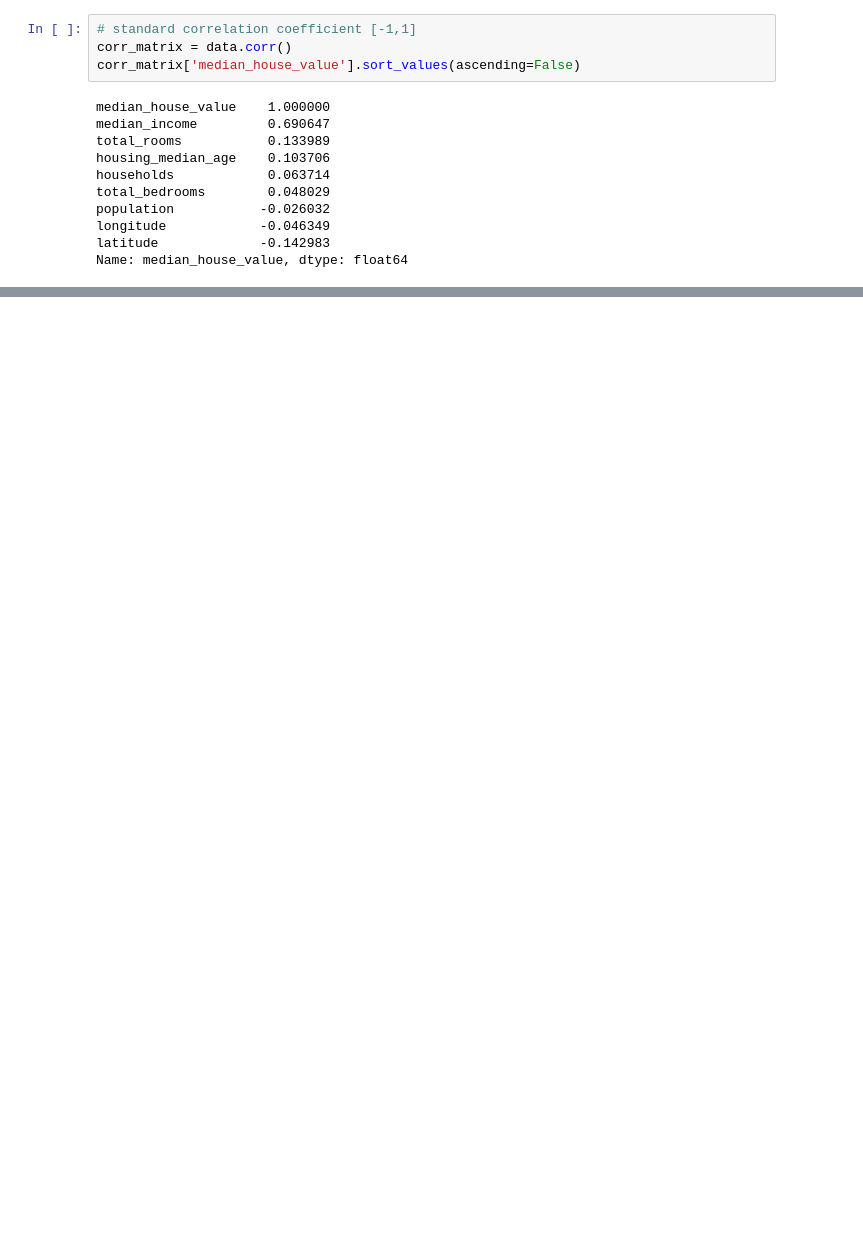
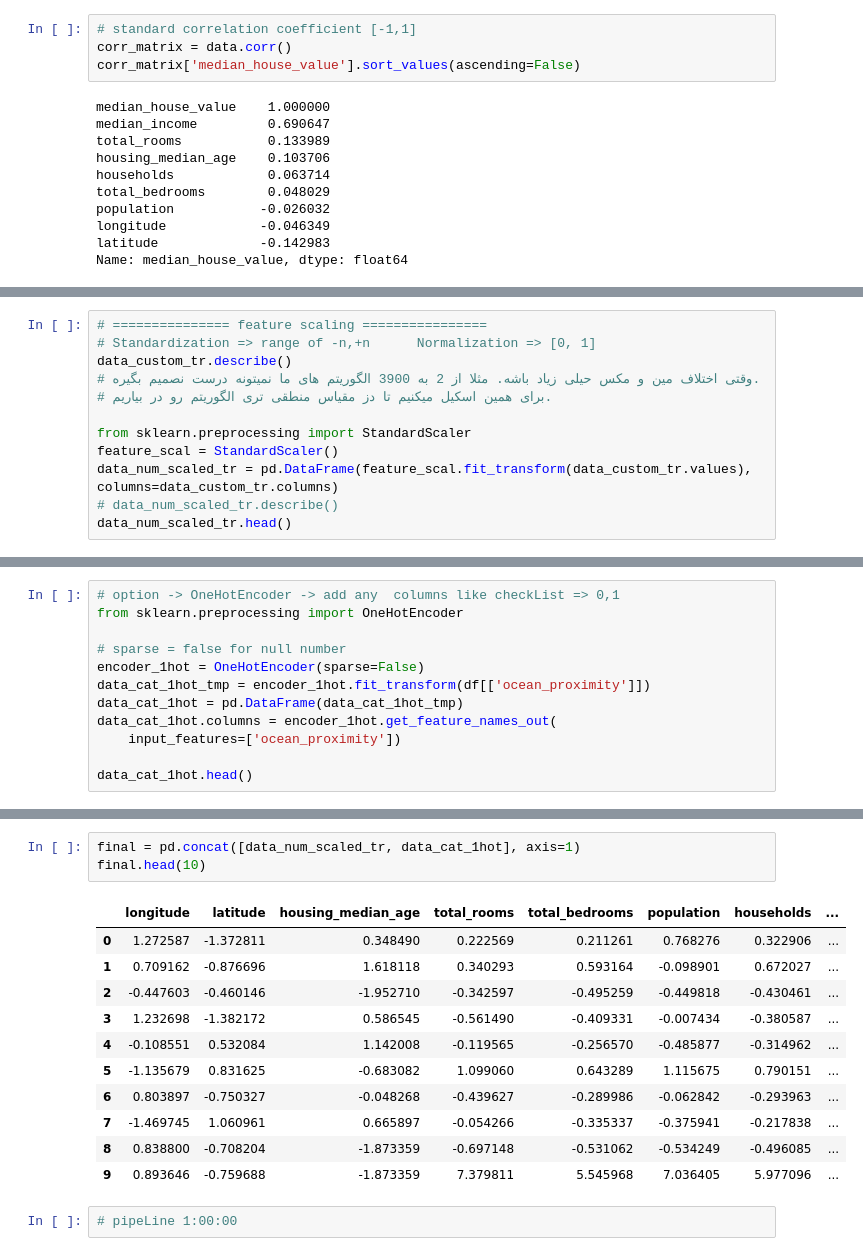
Before and after one commit to MostafaRastegar/python-practice, a Jupyter notebook: step4.ipynb, the cells around one changed output, grey strips where cells are left out. Saved outputs shown, nothing was run; the diff lists cells and outputs as text; blank space fills up the shorter version.

```diff
--- a/step4.ipynb
+++ b/step4.ipynb
@@ -160,0 +212,12 @@ memory usage: 1.1 MB
+# %%
+# =============== feature scaling ================
+# Standardization => range of -n,+n      Normalization => [0, 1]
+data_custom_tr.describe()
+# وقتی اختلاف مین و مکس حیلی زیاد باشه. مثلا از 2 به 3900 الگوریتم های ما نمیتونه درست نصمیم بگیره.
+# برای همین اسکیل میکنیم تا دز مقیاس منطقی تری الگوریتم رو در بیاریم.
+
+from sklearn.preprocessing import StandardScaler
+feature_scal = StandardScaler()
+data_num_scaled_tr = pd.DataFrame(feature_scal.fit_transform(data_custom_tr.values), columns=data_custom_tr.columns)
+# data_num_scaled_tr.describe()
+data_num_scaled_tr.head()
@@ -160,0 +257,12 @@ memory usage: 1.1 MB
+# %%
+# option -> OneHotEncoder -> add any  columns like checkList => 0,1
+from sklearn.preprocessing import OneHotEncoder
+
+# sparse = false for null number
+encoder_1hot = OneHotEncoder(sparse=False)
+data_cat_1hot_tmp = encoder_1hot.fit_transform(df[['ocean_proximity']])
+data_cat_1hot = pd.DataFrame(data_cat_1hot_tmp)
+data_cat_1hot.columns = encoder_1hot.get_feature_names_out(
+    input_features=['ocean_proximity'])
+
+data_cat_1hot.head()
@@ -160,0 +276,17 @@ memory usage: 1.1 MB
+# %%
+final = pd.concat([data_num_scaled_tr, data_cat_1hot], axis=1)
+final.head(10)
+# %% [output]
+|  | longitude | latitude | housing_median_age | total_rooms | total_bedrooms | population | households | ... |
+| 0 | 1.272587 | -1.372811 | 0.348490 | 0.222569 | 0.211261 | 0.768276 | 0.322906 | ... |
+| 1 | 0.709162 | -0.876696 | 1.618118 | 0.340293 | 0.593164 | -0.098901 | 0.672027 | ... |
+| 2 | -0.447603 | -0.460146 | -1.952710 | -0.342597 | -0.495259 | -0.449818 | -0.430461 | ... |
+| 3 | 1.232698 | -1.382172 | 0.586545 | -0.561490 | -0.409331 | -0.007434 | -0.380587 | ... |
+| 4 | -0.108551 | 0.532084 | 1.142008 | -0.119565 | -0.256570 | -0.485877 | -0.314962 | ... |
+| 5 | -1.135679 | 0.831625 | -0.683082 | 1.099060 | 0.643289 | 1.115675 | 0.790151 | ... |
+| 6 | 0.803897 | -0.750327 | -0.048268 | -0.439627 | -0.289986 | -0.062842 | -0.293963 | ... |
+| 7 | -1.469745 | 1.060961 | 0.665897 | -0.054266 | -0.335337 | -0.375941 | -0.217838 | ... |
+| 8 | 0.838800 | -0.708204 | -1.873359 | -0.697148 | -0.531062 | -0.534249 | -0.496085 | ... |
+| 9 | 0.893646 | -0.759688 | -1.873359 | 7.379811 | 5.545968 | 7.036405 | 5.977096 | ... |
+# %%
+# pipeLine 1:00:00
```
Also changed, not shown: parts of 10 cells of this notebook.
